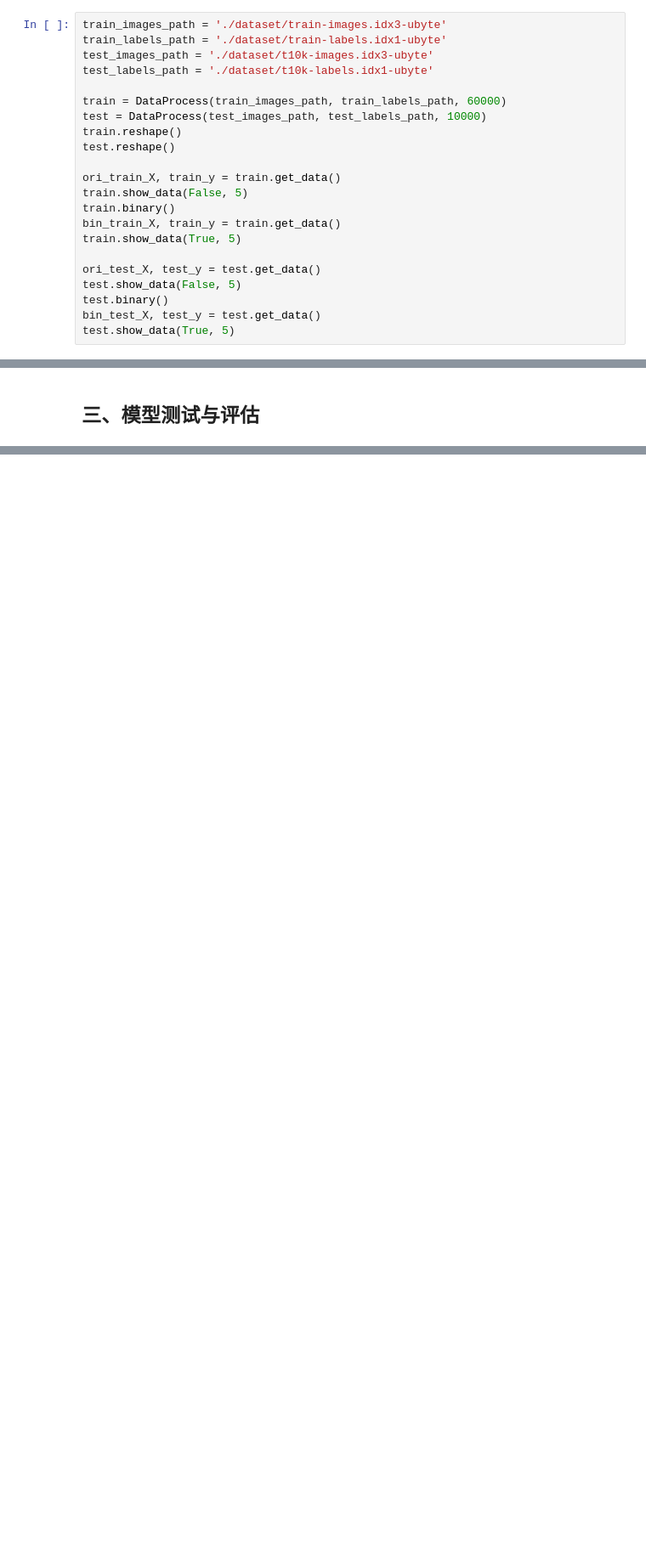
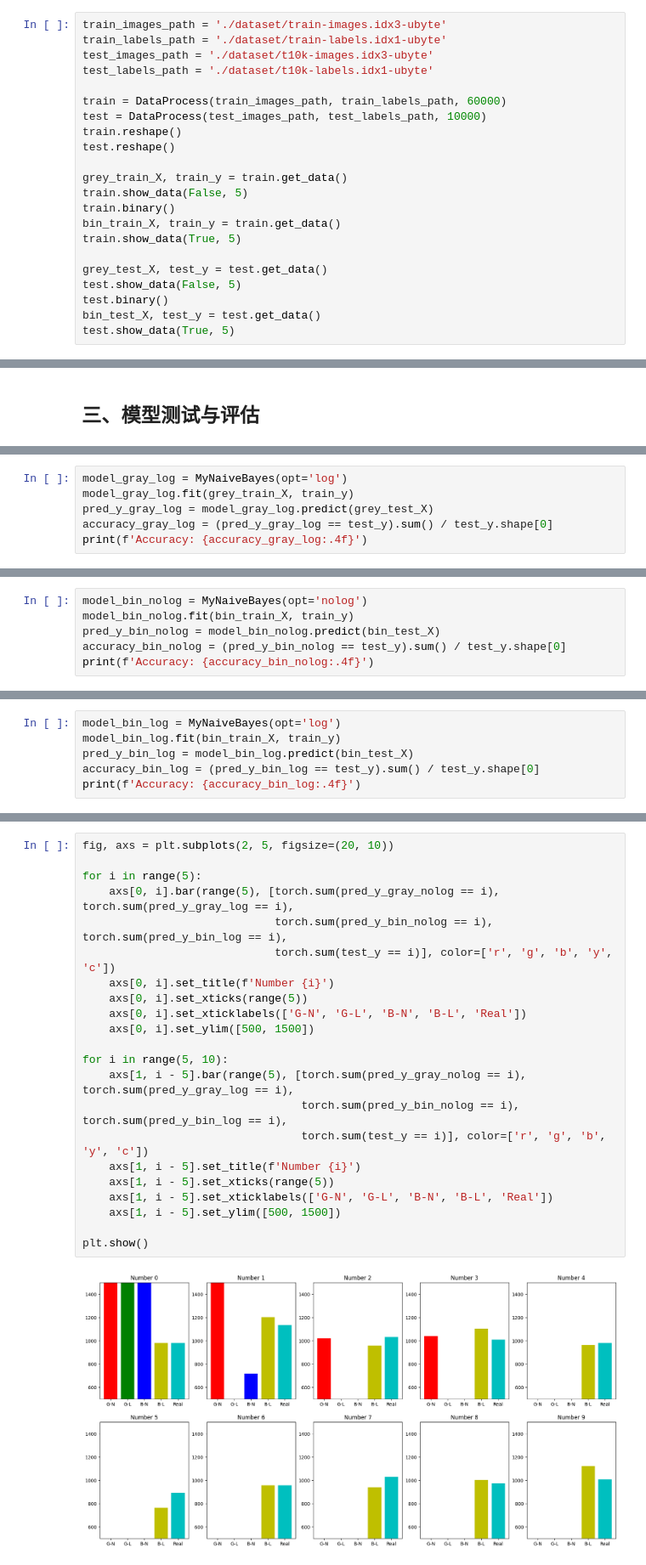
Before and after one commit to Explorer-Dong/Bayes4MNIST, a Jupyter notebook: main.ipynb, the cells around one changed output, grey strips where cells are left out. Shown at 85% size. Saved outputs shown, nothing was run; the diff lists cells and outputs as text; blank space fills up the shorter version.

Commit message:
upd: model

```diff
--- a/main.ipynb
+++ b/main.ipynb
@@ -75,13 +74,13 @@ test = DataProcess(test_images_path, test_labels_path, 10000)
 train.reshape()
 test.reshape()
 
-ori_train_X, train_y = train.get_data()
+grey_train_X, train_y = train.get_data()
 train.show_data(False, 5)
 train.binary()
 bin_train_X, train_y = train.get_data()
 train.show_data(True, 5)
 
-ori_test_X, test_y = test.get_data()
+grey_test_X, test_y = test.get_data()
 test.show_data(False, 5)
 test.binary()
 bin_test_X, test_y = test.get_data()
@@ -210,0 +166,6 @@ Number 9 count: 2585
+# %%
+model_gray_log = MyNaiveBayes(opt='log')
+model_gray_log.fit(grey_train_X, train_y)
+pred_y_gray_log = model_gray_log.predict(grey_test_X)
+accuracy_gray_log = (pred_y_gray_log == test_y).sum() / test_y.shape[0]
+print(f'Accuracy: {accuracy_gray_log:.4f}')
@@ -210,0 +176,6 @@ Number 9 count: 2585
+# %%
+model_bin_nolog = MyNaiveBayes(opt='nolog')
+model_bin_nolog.fit(bin_train_X, train_y)
+pred_y_bin_nolog = model_bin_nolog.predict(bin_test_X)
+accuracy_bin_nolog = (pred_y_bin_nolog == test_y).sum() / test_y.shape[0]
+print(f'Accuracy: {accuracy_bin_nolog:.4f}')
@@ -210,0 +186,6 @@ Number 9 count: 2585
+# %%
+model_bin_log = MyNaiveBayes(opt='log')
+model_bin_log.fit(bin_train_X, train_y)
+pred_y_bin_log = model_bin_log.predict(bin_test_X)
+accuracy_bin_log = (pred_y_bin_log == test_y).sum() / test_y.shape[0]
+print(f'Accuracy: {accuracy_bin_log:.4f}')
@@ -210,0 +196,24 @@ Number 9 count: 2585
+# %%
+fig, axs = plt.subplots(2, 5, figsize=(20, 10))
+
+for i in range(5):
+    axs[0, i].bar(range(5), [torch.sum(pred_y_gray_nolog == i), torch.sum(pred_y_gray_log == i),
+                             torch.sum(pred_y_bin_nolog == i), torch.sum(pred_y_bin_log == i),
+                             torch.sum(test_y == i)], color=['r', 'g', 'b', 'y', 'c'])
+    axs[0, i].set_title(f'Number {i}')
+    axs[0, i].set_xticks(range(5))
+    axs[0, i].set_xticklabels(['G-N', 'G-L', 'B-N', 'B-L', 'Real'])
+    axs[0, i].set_ylim([500, 1500])
+
+for i in range(5, 10):
+    axs[1, i - 5].bar(range(5), [torch.sum(pred_y_gray_nolog == i), torch.sum(pred_y_gray_log == i),
+                                 torch.sum(pred_y_bin_nolog == i), torch.sum(pred_y_bin_log == i),
+                                 torch.sum(test_y == i)], color=['r', 'g', 'b', 'y', 'c'])
+    axs[1, i - 5].set_title(f'Number {i}')
+    axs[1, i - 5].set_xticks(range(5))
+    axs[1, i - 5].set_xticklabels(['G-N', 'G-L', 'B-N', 'B-L', 'Real'])
+    axs[1, i - 5].set_ylim([500, 1500])
+
+plt.show()
+# %% [output]
+[figure, added]
```
Also changed, not shown: parts of 15 cells of this notebook, 2 other files.
